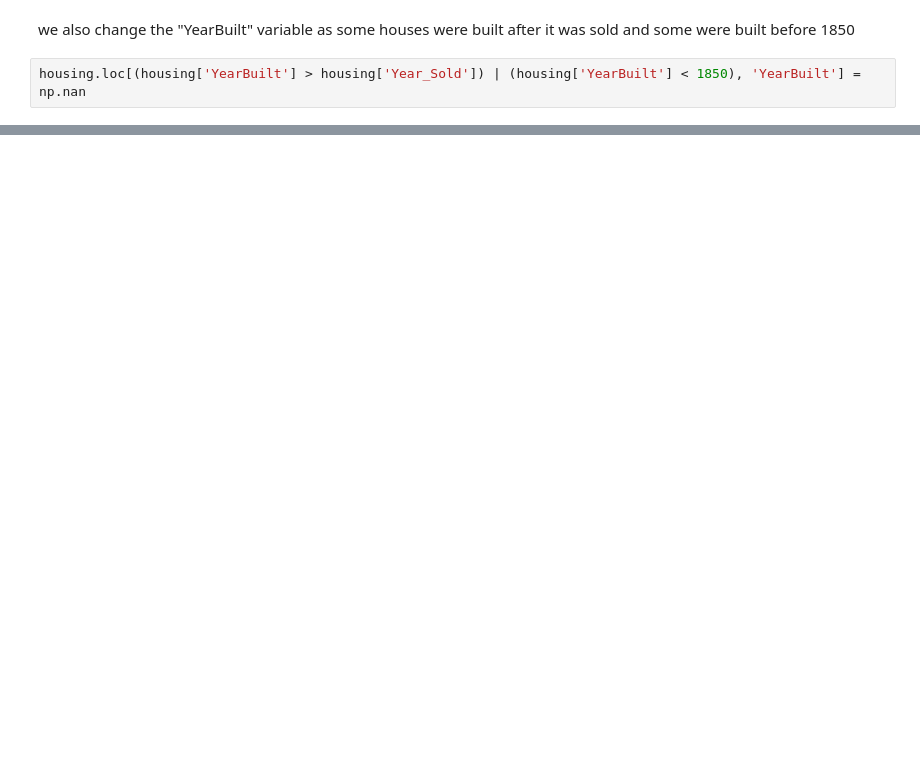
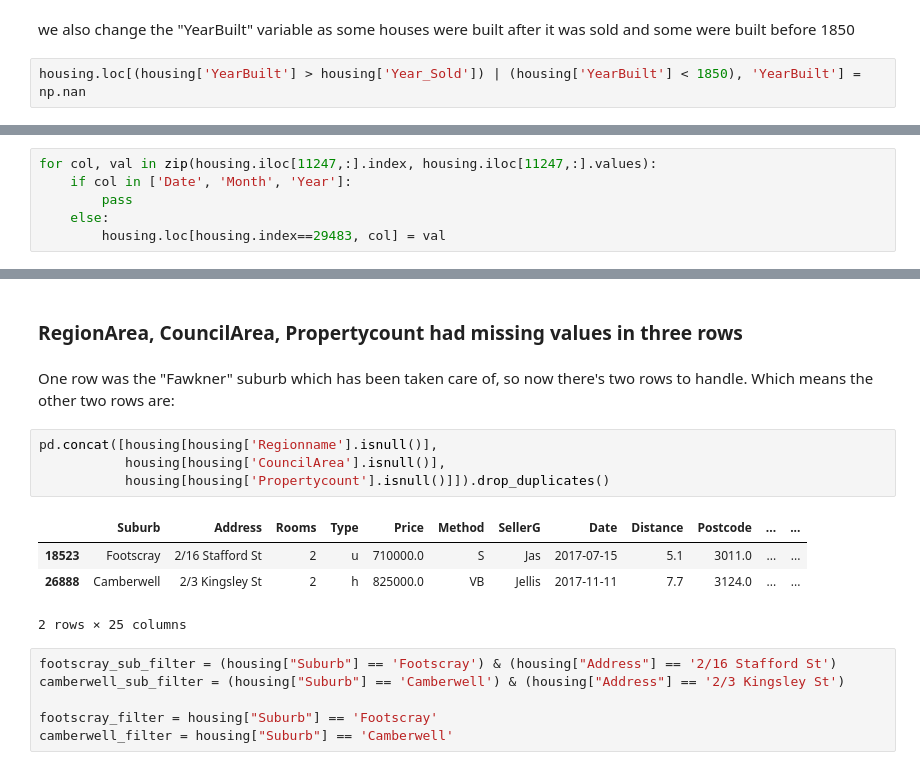
Before and after one commit to Noha-Jung3/Melbourne-Housing-Price-Prediction, a Jupyter notebook: EDA and Predictions.ipynb, the cells around one changed output, grey strips where cells are left out. Saved outputs shown, nothing was run; the diff lists cells and outputs as text; blank space fills up the shorter version.

```diff
--- a/EDA and Predictions.ipynb
+++ b/EDA and Predictions.ipynb
@@ -318,0 +359,6 @@ housing.loc[(housing['YearBuilt'] > housing['Year_Sold']) | (housing['YearBuilt'
+# %%
+for col, val in zip(housing.iloc[11247,:].index, housing.iloc[11247,:].values):
+    if col in ['Date', 'Month', 'Year']:
+        pass
+    else:
+        housing.loc[housing.index==29483, col] = val
@@ -318,0 +371,19 @@ housing.loc[(housing['YearBuilt'] > housing['Year_Sold']) | (housing['YearBuilt'
+# %% [markdown]
+### RegionArea, CouncilArea, Propertycount had missing values in three rows
+# %% [markdown]
+One row was the "Fawkner" suburb which has been taken care of, so now there's two rows to handle. Which means the other two rows are:
+# %%
+pd.concat([housing[housing['Regionname'].isnull()],
+           housing[housing['CouncilArea'].isnull()],
+           housing[housing['Propertycount'].isnull()]]).drop_duplicates()
+# %% [output]
+|  | Suburb | Address | Rooms | Type | Price | Method | SellerG | Date | Distance | Postcode | ... | ... |
+| 18523 | Footscray | 2/16 Stafford St | 2 | u | 710000.0 | S | Jas | 2017-07-15 | 5.1 | 3011.0 | ... | ... |
+| 26888 | Camberwell | 2/3 Kingsley St | 2 | h | 825000.0 | VB | Jellis | 2017-11-11 | 7.7 | 3124.0 | ... | ... |
+2 rows × 25 columns
+# %%
+footscray_sub_filter = (housing["Suburb"] == 'Footscray') & (housing["Address"] == '2/16 Stafford St')
+camberwell_sub_filter = (housing["Suburb"] == 'Camberwell') & (housing["Address"] == '2/3 Kingsley St')
+
+footscray_filter = housing["Suburb"] == 'Footscray'
+camberwell_filter = housing["Suburb"] == 'Camberwell'
```
Also changed, not shown: parts of 19 cells of this notebook.
